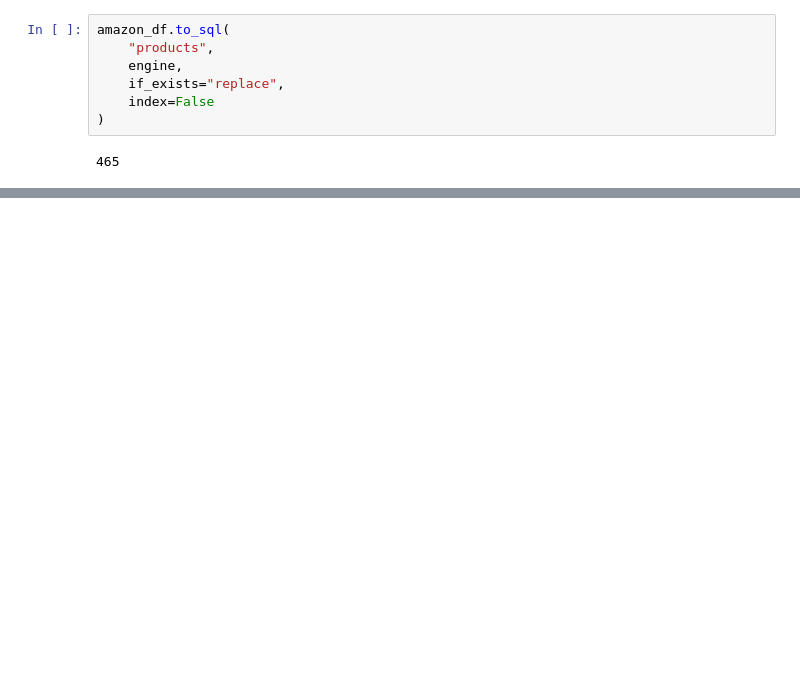
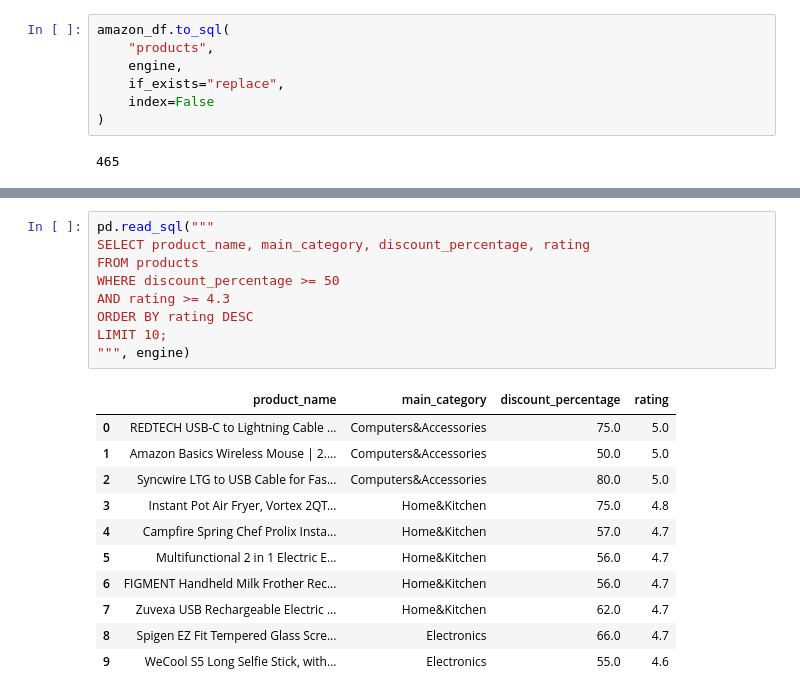
Before and after one commit to iamkaus/sales_analysis, a Jupyter notebook: notebooks/analysis.ipynb, the cells around one changed output, grey strips where cells are left out. Drawn from its saved outputs; the diff is of its cells as text; blank space fills up the shorter version.

```diff
--- a/notebooks/analysis.ipynb
+++ b/notebooks/analysis.ipynb
@@ -396,0 +452,21 @@ amazon_df.to_sql(
+# %%
+pd.read_sql("""
+SELECT product_name, main_category, discount_percentage, rating
+FROM products
+WHERE discount_percentage >= 50
+AND rating >= 4.3
+ORDER BY rating DESC
+LIMIT 10;
+""", engine)
+# %% [output]
+|  | product_name | main_category | discount_percentage | rating |
+| 0 | REDTECH USB-C to Lightning Cable ... | Computers&Accessories | 75.0 | 5.0 |
+| 1 | Amazon Basics Wireless Mouse | 2.... | Computers&Accessories | 50.0 | 5.0 |
+| 2 | Syncwire LTG to USB Cable for Fas... | Computers&Accessories | 80.0 | 5.0 |
+| 3 | Instant Pot Air Fryer, Vortex 2QT... | Home&Kitchen | 75.0 | 4.8 |
+| 4 | Campfire Spring Chef Prolix Insta... | Home&Kitchen | 57.0 | 4.7 |
+| 5 | Multifunctional 2 in 1 Electric E... | Home&Kitchen | 56.0 | 4.7 |
+| 6 | FIGMENT Handheld Milk Frother Rec... | Home&Kitchen | 56.0 | 4.7 |
+| 7 | Zuvexa USB Rechargeable Electric ... | Home&Kitchen | 62.0 | 4.7 |
+| 8 | Spigen EZ Fit Tempered Glass Scre... | Electronics | 66.0 | 4.7 |
+| 9 | WeCool S5 Long Selfie Stick, with... | Electronics | 55.0 | 4.6 |
```
Also changed, not shown: parts of 7 cells of this notebook, 5 other files.
